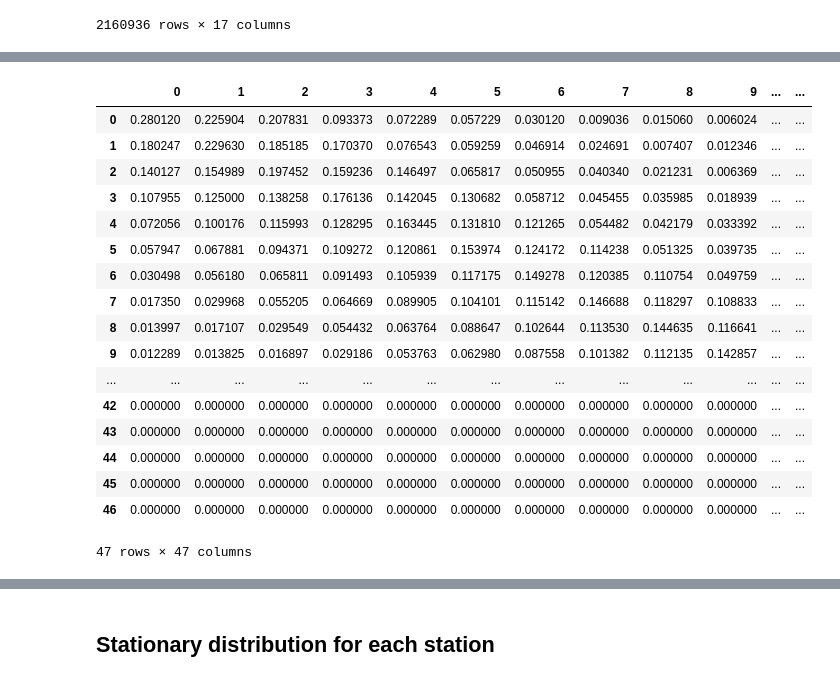
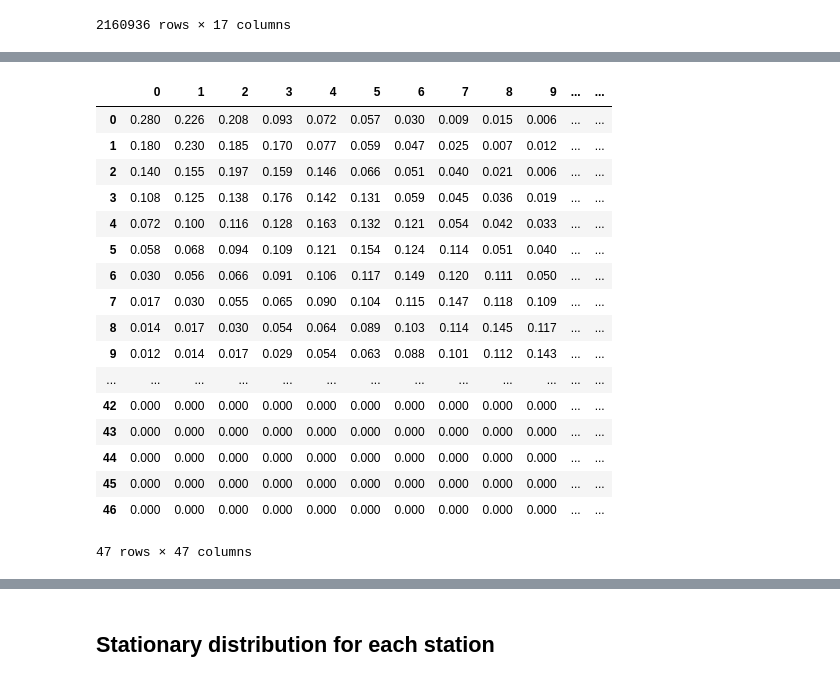
Before and after one commit to gracelang15/City-Bike-Data-Project, a Jupyter notebook: main-project.ipynb, the cells around one changed output, grey strips where cells are left out. Cells and saved outputs as stored; diff of their text form; code cells hidden in the pictures.

```diff
--- a/main-project.ipynb
+++ b/main-project.ipynb
@@ -405,21 +411,21 @@ W21_p_night = create_probab_matrix(W21_freq_rates, 46)
 # %%
-pd.DataFrame(W21_p_night)
+pd.DataFrame.round(pd.DataFrame(W21_p_night),3)
 # %% [output]
 |  | 0 | 1 | 2 | 3 | 4 | 5 | 6 | 7 | 8 | 9 | ... | ... |
-| 0 | 0.280120 | 0.225904 | 0.207831 | 0.093373 | 0.072289 | 0.057229 | 0.030120 | 0.009036 | 0.015060 | 0.006024 | ... | ... |
-| 1 | 0.180247 | 0.229630 | 0.185185 | 0.170370 | 0.076543 | 0.059259 | 0.046914 | 0.024691 | 0.007407 | 0.012346 | ... | ... |
-| 2 | 0.140127 | 0.154989 | 0.197452 | 0.159236 | 0.146497 | 0.065817 | 0.050955 | 0.040340 | 0.021231 | 0.006369 | ... | ... |
-| 3 | 0.107955 | 0.125000 | 0.138258 | 0.176136 | 0.142045 | 0.130682 | 0.058712 | 0.045455 | 0.035985 | 0.018939 | ... | ... |
-| 4 | 0.072056 | 0.100176 | 0.115993 | 0.128295 | 0.163445 | 0.131810 | 0.121265 | 0.054482 | 0.042179 | 0.033392 | ... | ... |
-| 5 | 0.057947 | 0.067881 | 0.094371 | 0.109272 | 0.120861 | 0.153974 | 0.124172 | 0.114238 | 0.051325 | 0.039735 | ... | ... |
-| 6 | 0.030498 | 0.056180 | 0.065811 | 0.091493 | 0.105939 | 0.117175 | 0.149278 | 0.120385 | 0.110754 | 0.049759 | ... | ... |
-| 7 | 0.017350 | 0.029968 | 0.055205 | 0.064669 | 0.089905 | 0.104101 | 0.115142 | 0.146688 | 0.118297 | 0.108833 | ... | ... |
-| 8 | 0.013997 | 0.017107 | 0.029549 | 0.054432 | 0.063764 | 0.088647 | 0.102644 | 0.113530 | 0.144635 | 0.116641 | ... | ... |
-| 9 | 0.012289 | 0.013825 | 0.016897 | 0.029186 | 0.053763 | 0.062980 | 0.087558 | 0.101382 | 0.112135 | 0.142857 | ... | ... |
+| 0 | 0.280 | 0.226 | 0.208 | 0.093 | 0.072 | 0.057 | 0.030 | 0.009 | 0.015 | 0.006 | ... | ... |
+| 1 | 0.180 | 0.230 | 0.185 | 0.170 | 0.077 | 0.059 | 0.047 | 0.025 | 0.007 | 0.012 | ... | ... |
+| 2 | 0.140 | 0.155 | 0.197 | 0.159 | 0.146 | 0.066 | 0.051 | 0.040 | 0.021 | 0.006 | ... | ... |
+| 3 | 0.108 | 0.125 | 0.138 | 0.176 | 0.142 | 0.131 | 0.059 | 0.045 | 0.036 | 0.019 | ... | ... |
+| 4 | 0.072 | 0.100 | 0.116 | 0.128 | 0.163 | 0.132 | 0.121 | 0.054 | 0.042 | 0.033 | ... | ... |
+| 5 | 0.058 | 0.068 | 0.094 | 0.109 | 0.121 | 0.154 | 0.124 | 0.114 | 0.051 | 0.040 | ... | ... |
+| 6 | 0.030 | 0.056 | 0.066 | 0.091 | 0.106 | 0.117 | 0.149 | 0.120 | 0.111 | 0.050 | ... | ... |
+| 7 | 0.017 | 0.030 | 0.055 | 0.065 | 0.090 | 0.104 | 0.115 | 0.147 | 0.118 | 0.109 | ... | ... |
+| 8 | 0.014 | 0.017 | 0.030 | 0.054 | 0.064 | 0.089 | 0.103 | 0.114 | 0.145 | 0.117 | ... | ... |
+| 9 | 0.012 | 0.014 | 0.017 | 0.029 | 0.054 | 0.063 | 0.088 | 0.101 | 0.112 | 0.143 | ... | ... |
 | ... | ... | ... | ... | ... | ... | ... | ... | ... | ... | ... | ... | ... |
-| 42 | 0.000000 | 0.000000 | 0.000000 | 0.000000 | 0.000000 | 0.000000 | 0.000000 | 0.000000 | 0.000000 | 0.000000 | ... | ... |
-| 43 | 0.000000 | 0.000000 | 0.000000 | 0.000000 | 0.000000 | 0.000000 | 0.000000 | 0.000000 | 0.000000 | 0.000000 | ... | ... |
-| 44 | 0.000000 | 0.000000 | 0.000000 | 0.000000 | 0.000000 | 0.000000 | 0.000000 | 0.000000 | 0.000000 | 0.000000 | ... | ... |
-| 45 | 0.000000 | 0.000000 | 0.000000 | 0.000000 | 0.000000 | 0.000000 | 0.000000 | 0.000000 | 0.000000 | 0.000000 | ... | ... |
-| 46 | 0.000000 | 0.000000 | 0.000000 | 0.000000 | 0.000000 | 0.000000 | 0.000000 | 0.000000 | 0.000000 | 0.000000 | ... | ... |
+| 42 | 0.000 | 0.000 | 0.000 | 0.000 | 0.000 | 0.000 | 0.000 | 0.000 | 0.000 | 0.000 | ... | ... |
+| 43 | 0.000 | 0.000 | 0.000 | 0.000 | 0.000 | 0.000 | 0.000 | 0.000 | 0.000 | 0.000 | ... | ... |
+| 44 | 0.000 | 0.000 | 0.000 | 0.000 | 0.000 | 0.000 | 0.000 | 0.000 | 0.000 | 0.000 | ... | ... |
+| 45 | 0.000 | 0.000 | 0.000 | 0.000 | 0.000 | 0.000 | 0.000 | 0.000 | 0.000 | 0.000 | ... | ... |
+| 46 | 0.000 | 0.000 | 0.000 | 0.000 | 0.000 | 0.000 | 0.000 | 0.000 | 0.000 | 0.000 | ... | ... |
 47 rows × 47 columns
```
Also changed, not shown: parts of 24 cells of this notebook.
